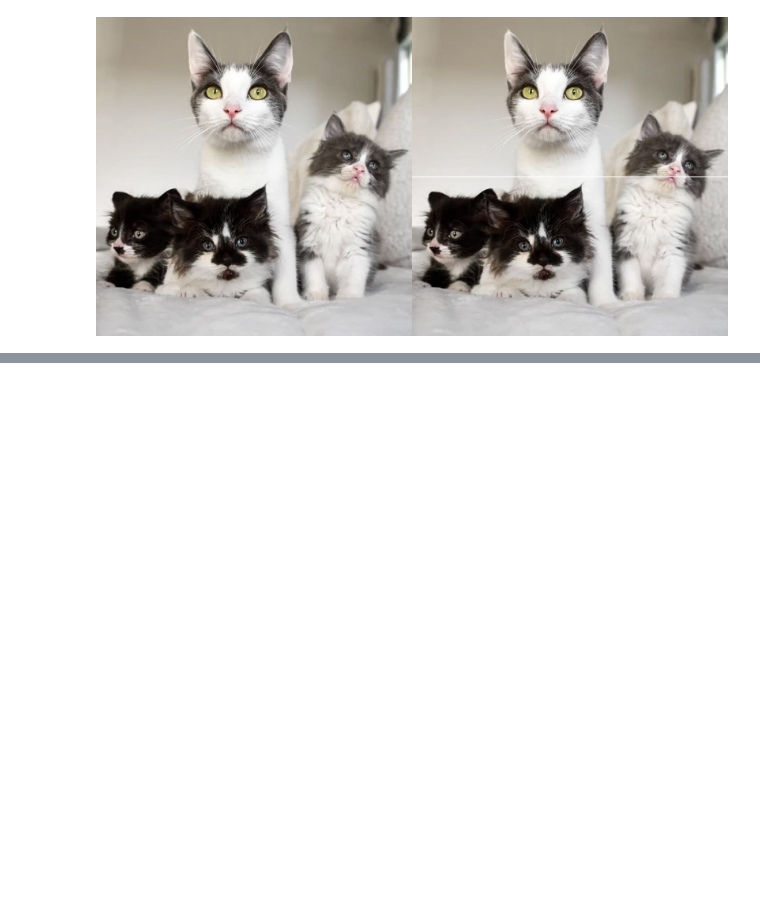
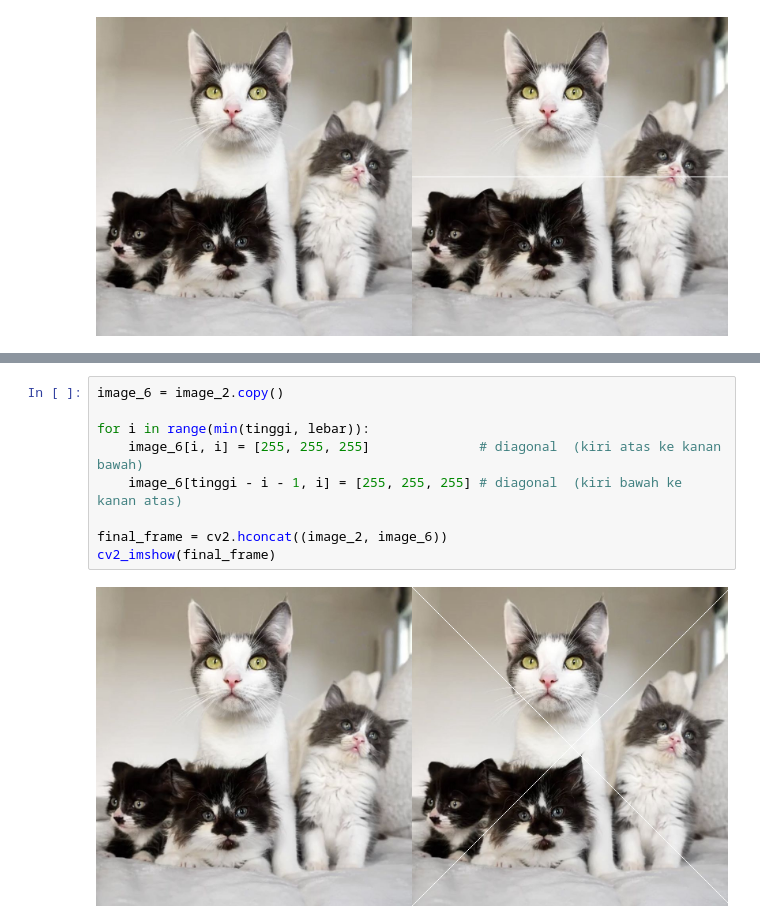
Before and after one commit to Majid5654/Erwan-Majid_PCVK_Ganjil_2025, a Jupyter notebook: Week1.ipynb, the cells around one changed output, grey strips where cells are left out. Drawn from its saved outputs; the diff is of its cells as text; blank space fills up the shorter version.

```diff
--- a/Week1.ipynb
+++ b/Week1.ipynb
@@ -49,0 +59,11 @@ cv2_imshow(final_frame)
+# %%
+image_6 = image_2.copy()
+
+for i in range(min(tinggi, lebar)):
+    image_6[i, i] = [255, 255, 255]              # diagonal  (kiri atas ke kanan bawah)
+    image_6[tinggi - i - 1, i] = [255, 255, 255] # diagonal  (kiri bawah ke kanan atas)
+
+final_frame = cv2.hconcat((image_2, image_6))
+cv2_imshow(final_frame)
+# %% [output]
+[figure, added]
```
Also changed, not shown: parts of 2 cells of this notebook.
